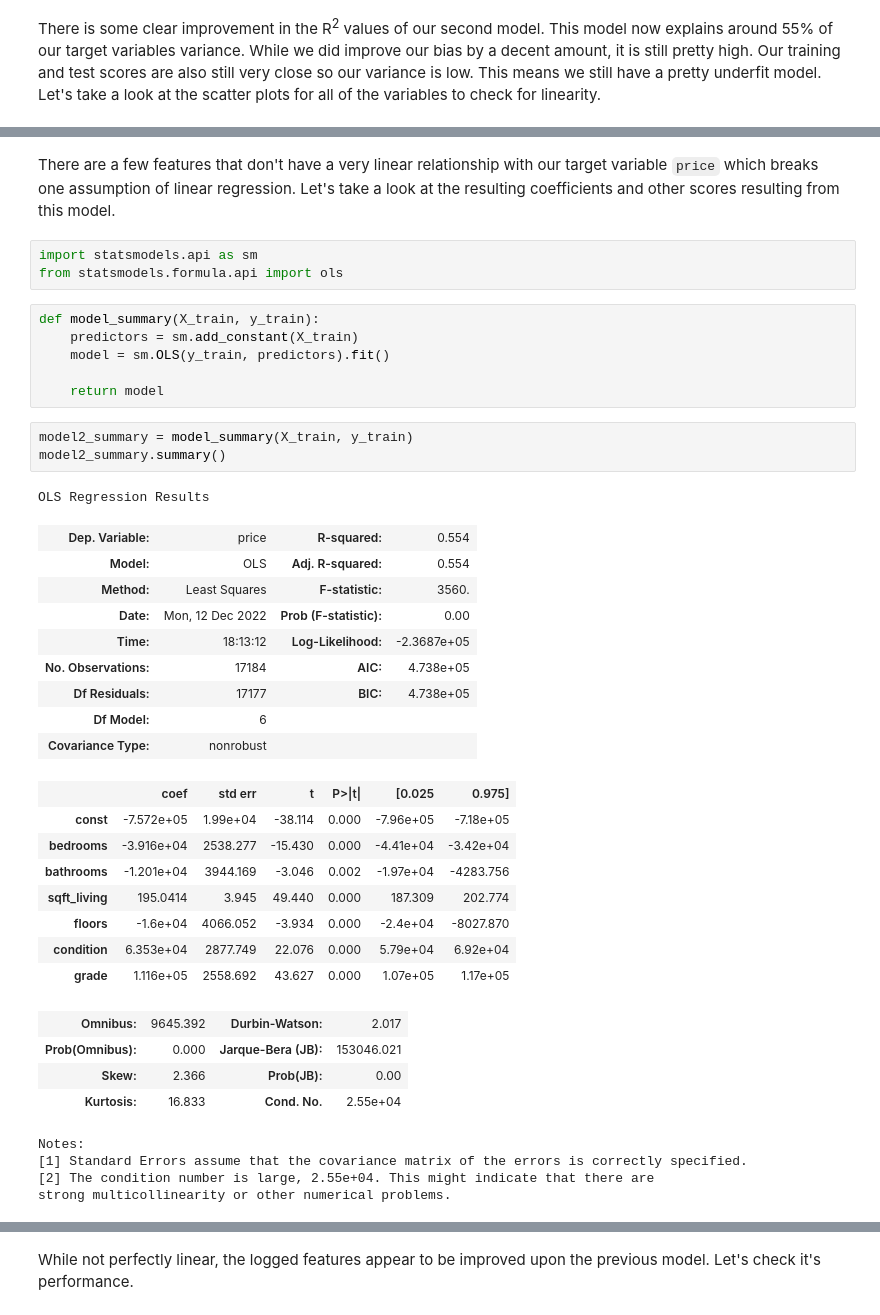
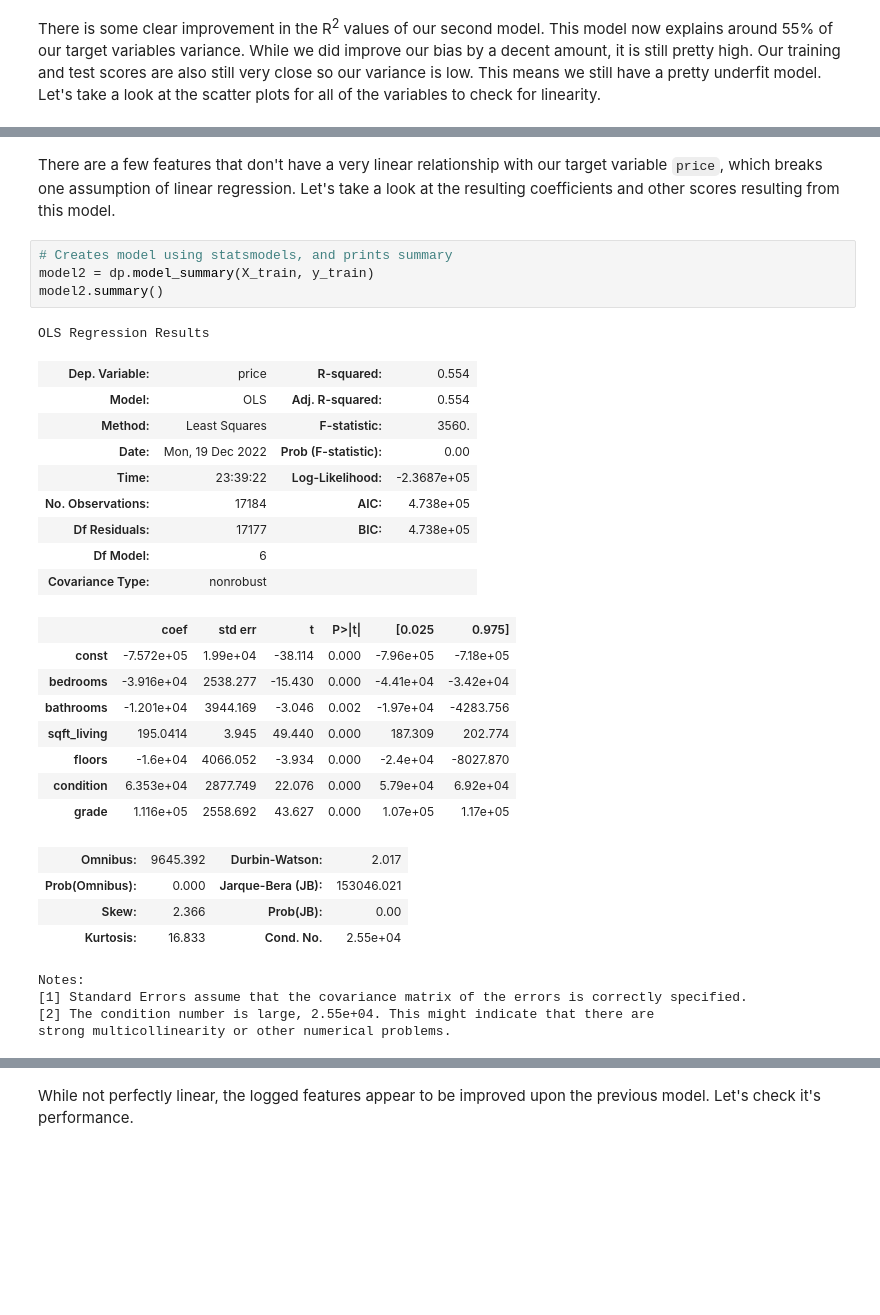
Before and after one commit to cschneck7/phase-2-project, a Jupyter notebook: EDA_notebook.ipynb, the cells around one changed output, grey strips where cells are left out. Cells and saved outputs as stored; diff of their text form; blank space fills up the shorter version.

```diff
--- a/EDA_notebook.ipynb
+++ b/EDA_notebook.ipynb
@@ -316,42 +329,34 @@ fg.all_scatters(X_train, y_train)
 # %% [markdown]
-There are a few features that don't have a very linear relationship with our target variable `price` which breaks one assumption of linear regression. Let's take a look at the resulting coefficients and other scores resulting from this model.
+There are a few features that don't have a very linear relationship with our target variable `price`, which breaks one assumption of linear regression. Let's take a look at the resulting coefficients and other scores resulting from this model.
-# %%
-import statsmodels.api as sm
-from statsmodels.formula.api import ols
-# %%
-def model_summary(X_train, y_train):
-    predictors = sm.add_constant(X_train)
-    model = sm.OLS(y_train, predictors).fit()
-
-    return model
-# %%
-model2_summary = model_summary(X_train, y_train)
-model2_summary.summary()
-# %% [output]
-OLS Regression Results
-| Dep. Variable: | price | R-squared: | 0.554 |
-| Model: | OLS | Adj. R-squared: | 0.554 |
-| Method: | Least Squares | F-statistic: | 3560. |
-| Date: | Mon, 12 Dec 2022 | Prob (F-statistic): | 0.00 |
-| Time: | 18:13:12 | Log-Likelihood: | -2.3687e+05 |
-| No. Observations: | 17184 | AIC: | 4.738e+05 |
-| Df Residuals: | 17177 | BIC: | 4.738e+05 |
-| Df Model: | 6 |  |  |
-| Covariance Type: | nonrobust |  |  |
-|  | coef | std err | t | P>|t| | [0.025 | 0.975] |
-| const | -7.572e+05 | 1.99e+04 | -38.114 | 0.000 | -7.96e+05 | -7.18e+05 |
-| bedrooms | -3.916e+04 | 2538.277 | -15.430 | 0.000 | -4.41e+04 | -3.42e+04 |
-| bathrooms | -1.201e+04 | 3944.169 | -3.046 | 0.002 | -1.97e+04 | -4283.756 |
-| sqft_living | 195.0414 | 3.945 | 49.440 | 0.000 | 187.309 | 202.774 |
-| floors | -1.6e+04 | 4066.052 | -3.934 | 0.000 | -2.4e+04 | -8027.870 |
-| condition | 6.353e+04 | 2877.749 | 22.076 | 0.000 | 5.79e+04 | 6.92e+04 |
-| grade | 1.116e+05 | 2558.692 | 43.627 | 0.000 | 1.07e+05 | 1.17e+05 |
-| Omnibus: | 9645.392 | Durbin-Watson: | 2.017 |
-| Prob(Omnibus): | 0.000 | Jarque-Bera (JB): | 153046.021 |
-| Skew: | 2.366 | Prob(JB): | 0.00 |
-| Kurtosis: | 16.833 | Cond. No. | 2.55e+04 |
-Notes:
-[1] Standard Errors assume that the covariance matrix of the errors is correctly specified.
-[2] The condition number is large, 2.55e+04. This might indicate that there are
-strong multicollinearity or other numerical problems.
+# %%
+# Creates model using statsmodels, and prints summary
+model2 = dp.model_summary(X_train, y_train)
+model2.summary()
+# %% [output]
+OLS Regression Results
+| Dep. Variable: | price | R-squared: | 0.554 |
+| Model: | OLS | Adj. R-squared: | 0.554 |
+| Method: | Least Squares | F-statistic: | 3560. |
+| Date: | Mon, 19 Dec 2022 | Prob (F-statistic): | 0.00 |
+| Time: | 23:39:22 | Log-Likelihood: | -2.3687e+05 |
+| No. Observations: | 17184 | AIC: | 4.738e+05 |
+| Df Residuals: | 17177 | BIC: | 4.738e+05 |
+| Df Model: | 6 |  |  |
+| Covariance Type: | nonrobust |  |  |
+|  | coef | std err | t | P>|t| | [0.025 | 0.975] |
+| const | -7.572e+05 | 1.99e+04 | -38.114 | 0.000 | -7.96e+05 | -7.18e+05 |
+| bedrooms | -3.916e+04 | 2538.277 | -15.430 | 0.000 | -4.41e+04 | -3.42e+04 |
+| bathrooms | -1.201e+04 | 3944.169 | -3.046 | 0.002 | -1.97e+04 | -4283.756 |
+| sqft_living | 195.0414 | 3.945 | 49.440 | 0.000 | 187.309 | 202.774 |
+| floors | -1.6e+04 | 4066.052 | -3.934 | 0.000 | -2.4e+04 | -8027.870 |
+| condition | 6.353e+04 | 2877.749 | 22.076 | 0.000 | 5.79e+04 | 6.92e+04 |
+| grade | 1.116e+05 | 2558.692 | 43.627 | 0.000 | 1.07e+05 | 1.17e+05 |
+| Omnibus: | 9645.392 | Durbin-Watson: | 2.017 |
+| Prob(Omnibus): | 0.000 | Jarque-Bera (JB): | 153046.021 |
+| Skew: | 2.366 | Prob(JB): | 0.00 |
+| Kurtosis: | 16.833 | Cond. No. | 2.55e+04 |
+Notes:
+[1] Standard Errors assume that the covariance matrix of the errors is correctly specified.
+[2] The condition number is large, 2.55e+04. This might indicate that there are
+strong multicollinearity or other numerical problems.
 # %% [markdown]
```
Also changed, not shown: parts of 71 cells of this notebook, 2 other files.
